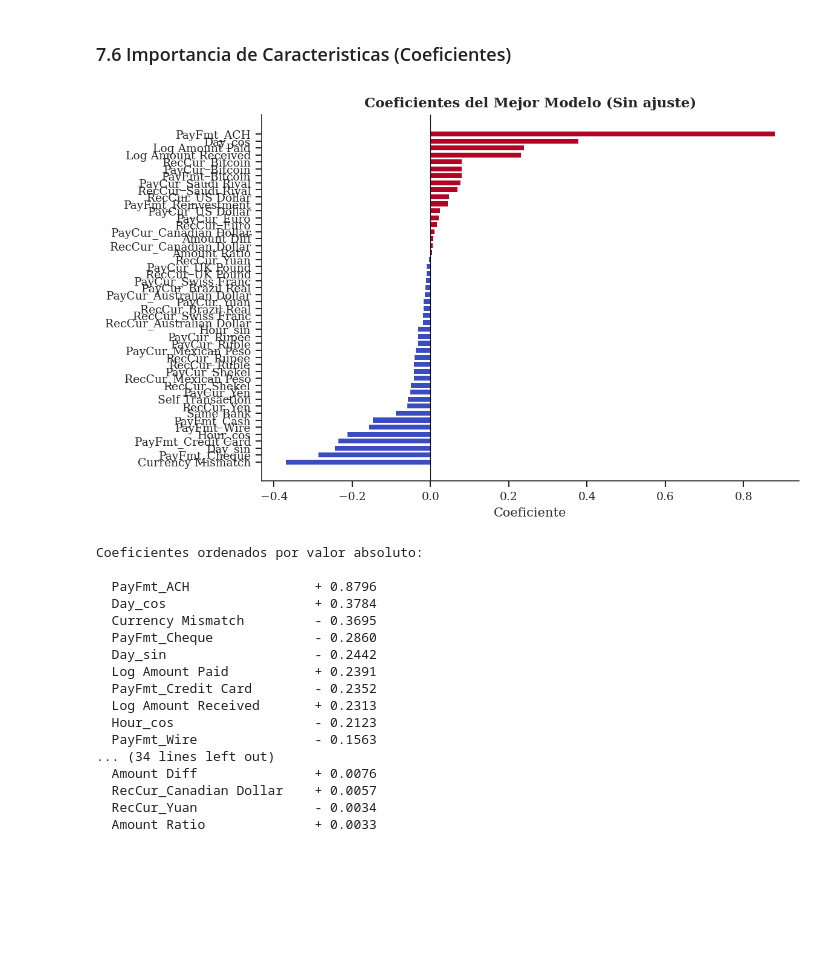
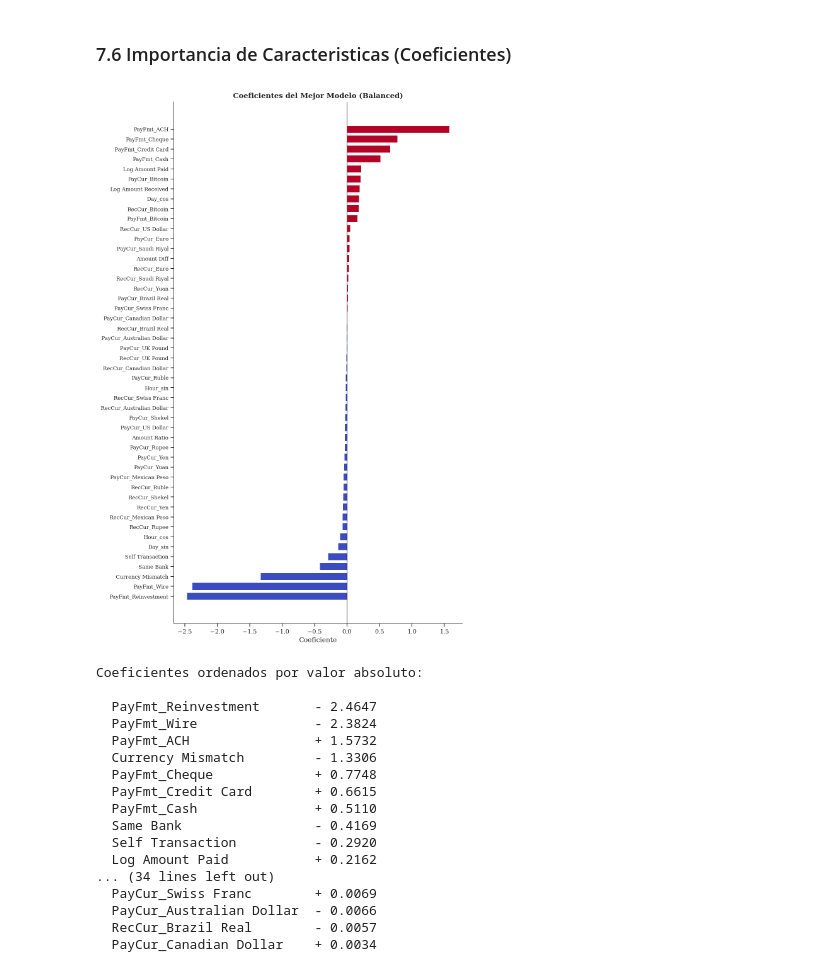
Before and after one commit to luencaro/anti-money-laundering-ml, a Jupyter notebook: Notebooks/EDA.ipynb, the cells around one changed output. Cells and saved outputs as stored; diff of their text form; code cells hidden in the pictures; blank space fills up the shorter version.

```diff
--- a/Notebooks/EDA.ipynb
+++ b/Notebooks/EDA.ipynb
@@ -723,15 +697,15 @@ Se selecciona la mejor variante segun el **PR-AUC** (Average Precision) promedio
 # %%
-# Comparar ambas variantes por PR-AUC promedio en CV
-prauc_default = cv_default['test_pr_auc'].mean()
-prauc_balanced = cv_balanced['test_pr_auc'].mean()
+# Comparar ambas variantes por F1-Score promedio en CV
+f1_default = cv_default['test_f1'].mean()
+f1_balanced = cv_balanced['test_f1'].mean()
 
 print("=" * 60)
 print("SELECCION DEL MEJOR MODELO")
 print("=" * 60)
-print(f"\n  Sin ajuste   -> PR-AUC (CV): {prauc_default:.4f}")
-print(f"  Balanced     -> PR-AUC (CV): {prauc_balanced:.4f}")
+print(f"\n  Sin ajuste   -> F1 (CV): {f1_default:.4f}")
+print(f"  Balanced     -> F1 (CV): {f1_balanced:.4f}")
 
-if prauc_balanced >= prauc_default:
+if f1_balanced >= f1_default:
     best_model = LogisticRegression(max_iter=1000, random_state=42, solver='lbfgs', class_weight='balanced')
     best_label = "Balanced"
 else:
@@ -882,37 +856,43 @@ plt.show()
 # %%
 coef = pd.Series(best_model.coef_[0], index=feature_cols).sort_values()
 
-fig, ax = plt.subplots(figsize=(8, 5))
+# Ajustar la figura dinamicamente basado en la cantidad de coeficientes
+fig_height = max(5, len(coef) * 0.25)
+fig, ax = plt.subplots(figsize=(8, fig_height))
 colors = [PALETTE['legit'] if c < 0 else PALETTE['fraud'] for c in coef.values]
 ax.barh(coef.index, coef.values, color=colors, edgecolor='none', height=0.7)
 ax.set_xlabel('Coeficiente')
 ax.set_title(f'Coeficientes del Mejor Modelo ({best_label})', fontweight='bold')
 ax.axvline(x=0, color='black', linewidth=0.6)
+
+# Ajustar tamano de fuente del eje Y para evitar superposicion
+ax.tick_params(axis='y', labelsize=8)
+
 sns.despine()
 plt.tight_layout()
 plt.show()
 
 print("\nCoeficientes ordenados por valor absoluto:\n")
 coef_abs = coef.abs().sort_values(ascending=False)
 for feat, val in coef_abs.items():
     direction = "+" if coef[feat] > 0 else "-"
     print(f"  {feat:<25} {direction} {val:.4f}")
 # %% [output]
-[figure, old version]
+[figure, new version]
 Coeficientes ordenados por valor absoluto:
 
-  PayFmt_ACH                + 0.8796
-  Day_cos                   + 0.3784
-  Currency Mismatch         - 0.3695
-  PayFmt_Cheque             - 0.2860
-  Day_sin                   - 0.2442
-  Log Amount Paid           + 0.2391
-  PayFmt_Credit Card        - 0.2352
-  Log Amount Received       + 0.2313
-  Hour_cos                  - 0.2123
-  PayFmt_Wire               - 0.1563
+  PayFmt_Reinvestment       - 2.4647
+  PayFmt_Wire               - 2.3824
+  PayFmt_ACH                + 1.5732
+  Currency Mismatch         - 1.3306
+  PayFmt_Cheque             + 0.7748
+  PayFmt_Credit Card        + 0.6615
+  PayFmt_Cash               + 0.5110
+  Same Bank                 - 0.4169
+  Self Transaction          - 0.2920
+  Log Amount Paid           + 0.2162
 ... (34 lines left out)
-  Amount Diff               + 0.0076
-  RecCur_Canadian Dollar    + 0.0057
-  RecCur_Yuan               - 0.0034
-  Amount Ratio              + 0.0033
+  PayCur_Swiss Franc        + 0.0069
+  PayCur_Australian Dollar  - 0.0066
+  RecCur_Brazil Real        - 0.0057
+  PayCur_Canadian Dollar    + 0.0034
```
Also changed, not shown: parts of 29 cells of this notebook, 13 other files.
